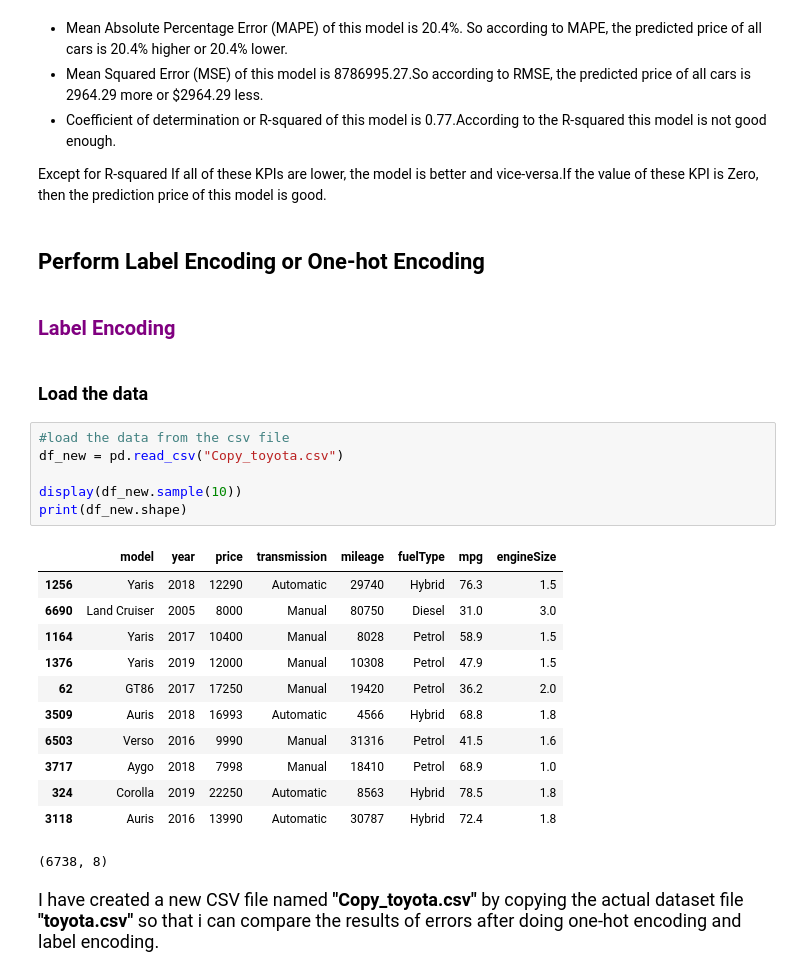
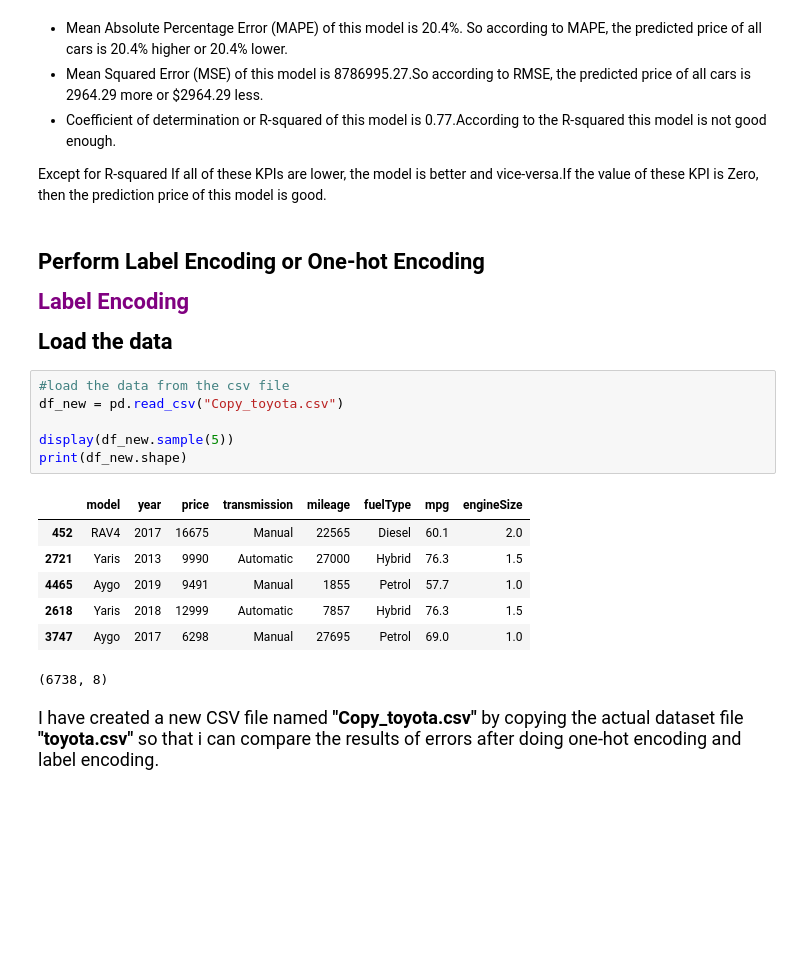
Before and after one commit to Sourish8/toyota_used_car_analysis-, a Jupyter notebook: toyota_used_car_EDA.ipynb, the cells around one changed output. Drawn from its saved outputs; the diff is of its cells as text; blank space fills up the shorter version.

```diff
--- a/toyota_used_car_EDA.ipynb
+++ b/toyota_used_car_EDA.ipynb
@@ -779,29 +739,22 @@ R_Square is = 0.77
 Except for R-squared If all of these KPIs are lower, the model is better and vice-versa.If the value of these KPI is Zero, then the prediction price of this model is good.
 </p>
 # %% [markdown]
-<h4 style="font-family:Times New Roman; font-size:22px; font-weight: bold; "> Perform Label Encoding or One-hot Encoding</h4>
+<h4 style="font-family:Times New Roman; font-size:22px; font-weight: bold; "> Perform Label Encoding or One-hot Encoding <br>
+<br><div style="color:purple; font-size:18;"> Label Encoding </div>
+<br><div style="font-size:15;"> Load the data </div> </h4>
-# %% [markdown]
-<h4 style="font-family:Times New Roman; font-size:20px; color:purple; font-weight: bold;">Label Encoding </h4>
-# %% [markdown]
-<h4 style="font-family:Times New Roman; font-size:18px; font-weight: bold;">Load the data</h4>
 # %%
 #load the data from the csv file
 df_new = pd.read_csv("Copy_toyota.csv")
 
-display(df_new.sample(10))
+display(df_new.sample(5))
 print(df_new.shape)
 # %% [output]
 |  | model | year | price | transmission | mileage | fuelType | mpg | engineSize |
-| 1256 | Yaris | 2018 | 12290 | Automatic | 29740 | Hybrid | 76.3 | 1.5 |
-| 6690 | Land Cruiser | 2005 | 8000 | Manual | 80750 | Diesel | 31.0 | 3.0 |
-| 1164 | Yaris | 2017 | 10400 | Manual | 8028 | Petrol | 58.9 | 1.5 |
-| 1376 | Yaris | 2019 | 12000 | Manual | 10308 | Petrol | 47.9 | 1.5 |
-| 62 | GT86 | 2017 | 17250 | Manual | 19420 | Petrol | 36.2 | 2.0 |
-| 3509 | Auris | 2018 | 16993 | Automatic | 4566 | Hybrid | 68.8 | 1.8 |
-| 6503 | Verso | 2016 | 9990 | Manual | 31316 | Petrol | 41.5 | 1.6 |
-| 3717 | Aygo | 2018 | 7998 | Manual | 18410 | Petrol | 68.9 | 1.0 |
-| 324 | Corolla | 2019 | 22250 | Automatic | 8563 | Hybrid | 78.5 | 1.8 |
-| 3118 | Auris | 2016 | 13990 | Automatic | 30787 | Hybrid | 72.4 | 1.8 |
+| 452 | RAV4 | 2017 | 16675 | Manual | 22565 | Diesel | 60.1 | 2.0 |
+| 2721 | Yaris | 2013 | 9990 | Automatic | 27000 | Hybrid | 76.3 | 1.5 |
+| 4465 | Aygo | 2019 | 9491 | Manual | 1855 | Petrol | 57.7 | 1.0 |
+| 2618 | Yaris | 2018 | 12999 | Automatic | 7857 | Hybrid | 76.3 | 1.5 |
+| 3747 | Aygo | 2017 | 6298 | Manual | 27695 | Petrol | 69.0 | 1.0 |
 (6738, 8)
 # %% [markdown]
 <p style="font-size:18px; font-family:Times New Roman;">I have created a new CSV file named <b>"Copy_toyota.csv"</b> by copying the actual dataset file <b>"toyota.csv"</b> so that i can compare the results of errors after doing one-hot encoding and label encoding.</p>
```
Also changed, not shown: parts of 29 cells of this notebook.
